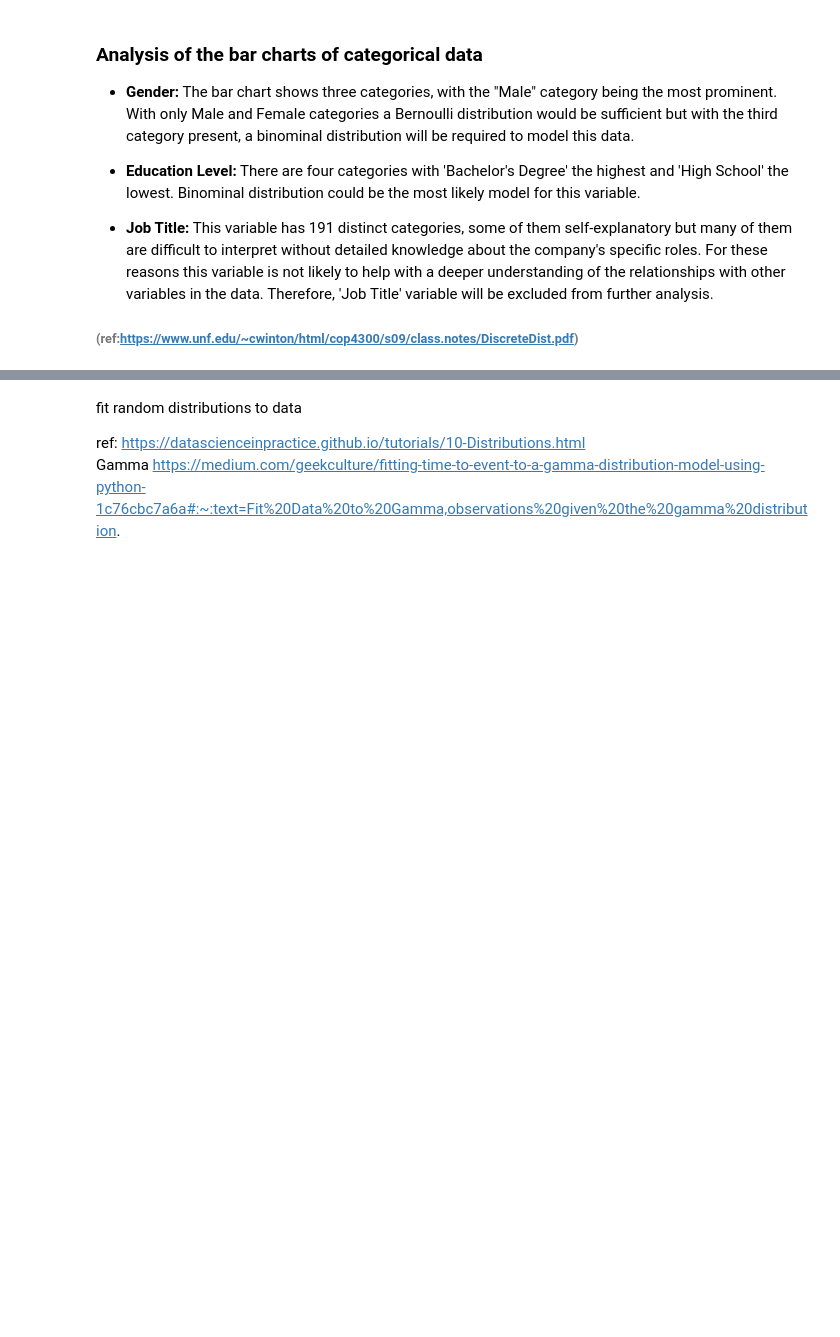
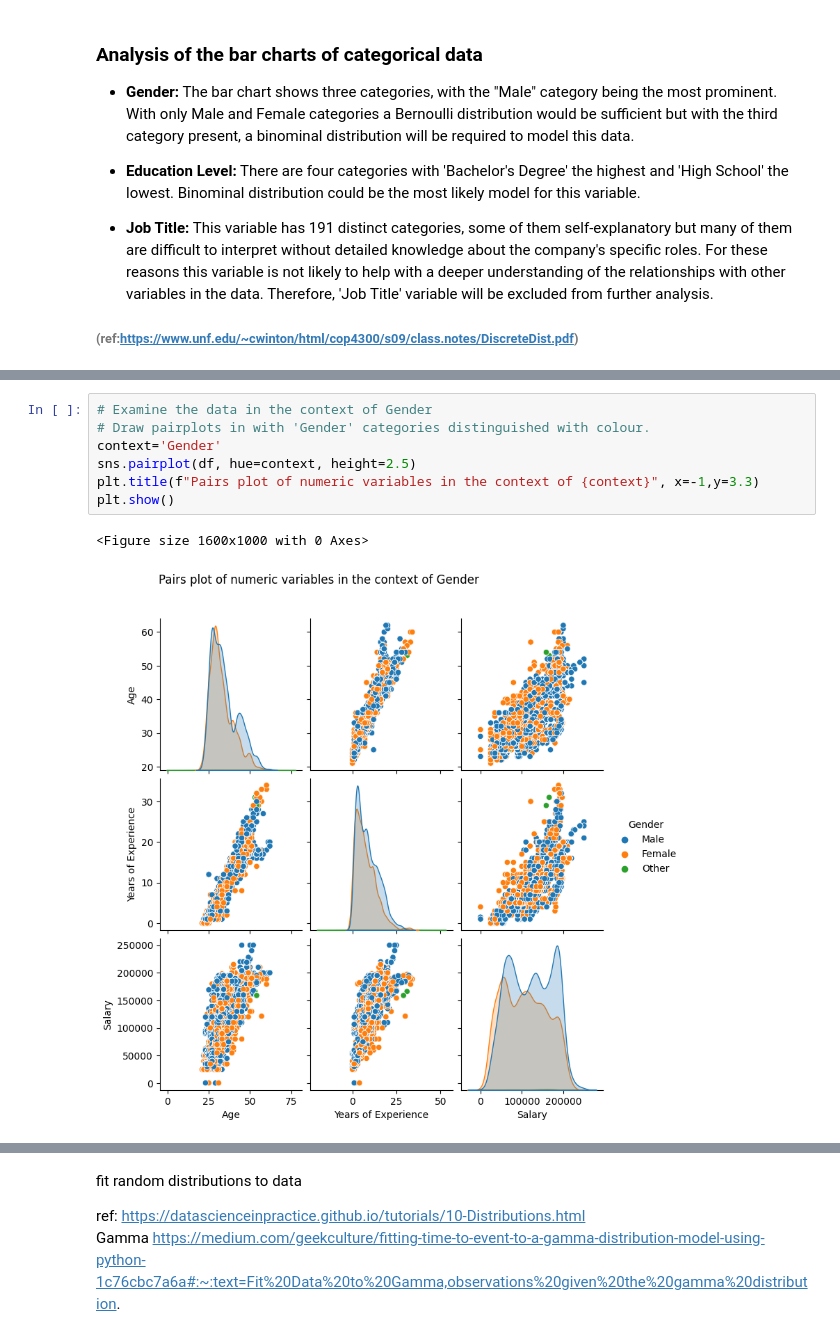
Before and after one commit to noyo0/ProgrammingForDataAnalysis, a Jupyter notebook: Project1/Project1.ipynb, the cells around one changed output, grey strips where cells are left out. Cells and saved outputs as stored; diff of their text form; blank space fills up the shorter version.

```diff
--- a/Project1/Project1.ipynb
+++ b/Project1/Project1.ipynb
@@ -276,0 +310,10 @@ A pair plot is a plot of subplots where each subplot represents a bivariate dist
+# %%
+# Examine the data in the context of Gender
+# Draw pairplots in with 'Gender' categories distinguished with colour.
+context='Gender'
+sns.pairplot(df, hue=context, height=2.5)
+plt.title(f"Pairs plot of numeric variables in the context of {context}", x=-1,y=3.3)
+plt.show()
+# %% [output]
+<Figure size 1600x1000 with 0 Axes>
+[figure, added]
```
Also changed, not shown: parts of 16 cells of this notebook.
